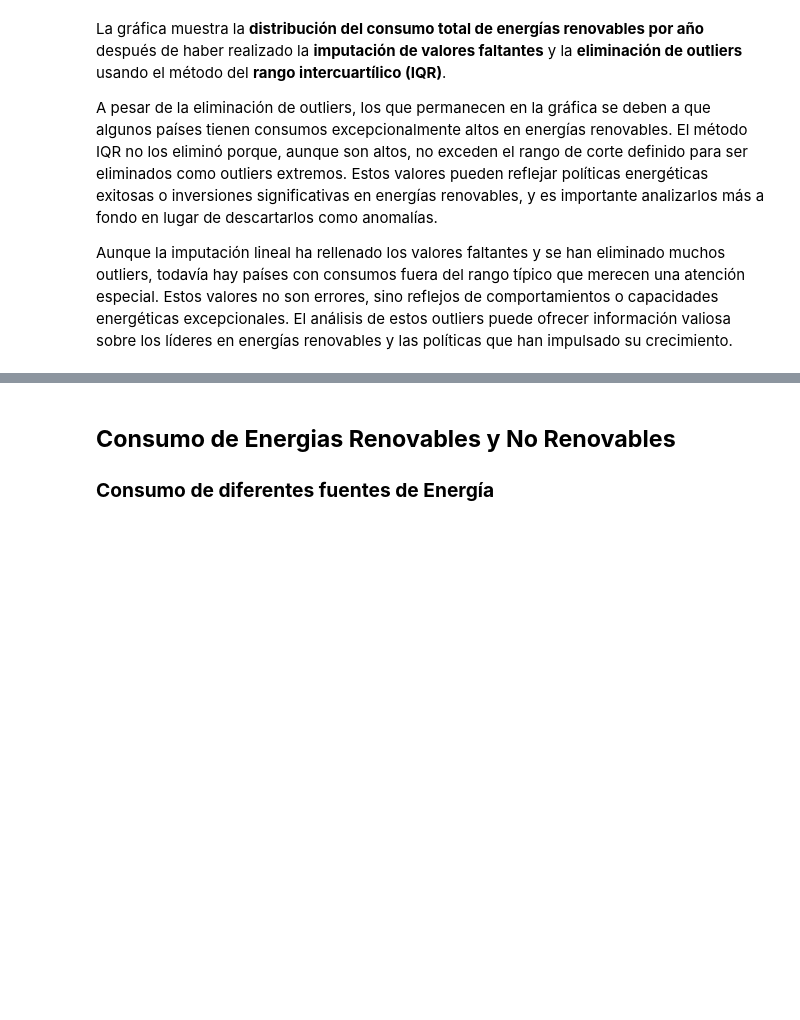
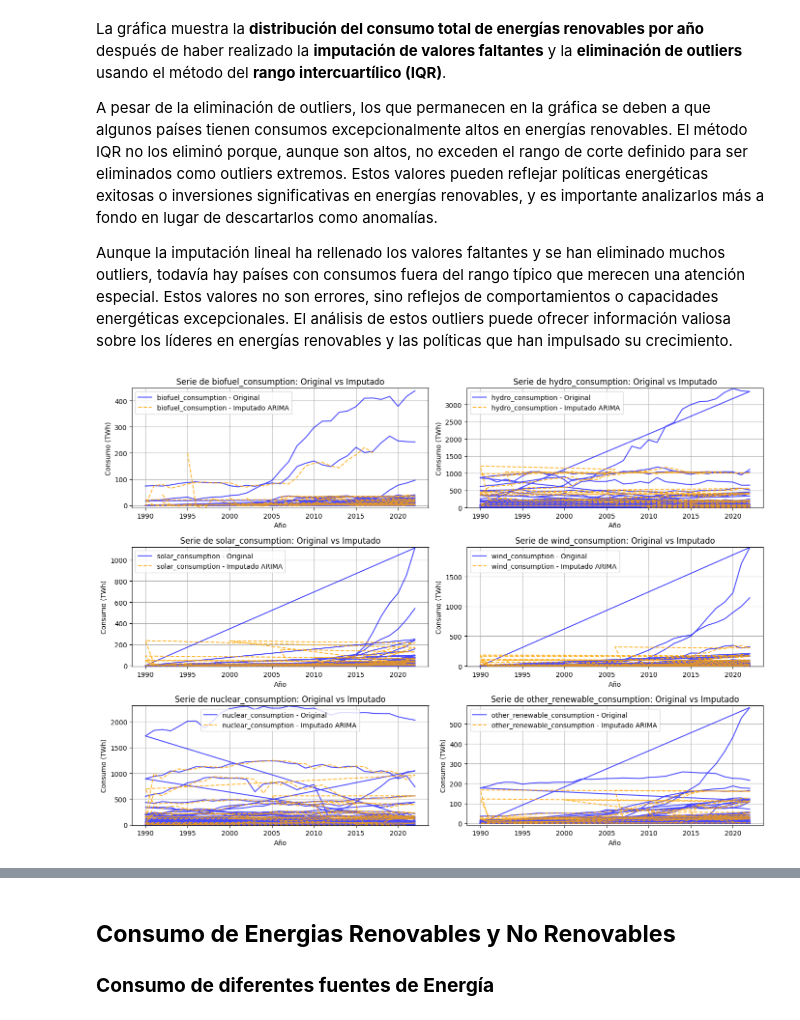
Before and after one commit to anyelot/ML_ProyectoFinal, a Jupyter notebook: _sources/eda.ipynb, the cells around one changed output, grey strips where cells are left out. Saved outputs shown, nothing was run; the diff lists cells and outputs as text; code cells hidden in the pictures; blank space fills up the shorter version.

```diff
--- a/_sources/eda.ipynb
+++ b/_sources/eda.ipynb
@@ -230,3 +259,28 @@ La gráfica muestra la **distribución del consumo total de energías renovables
 A pesar de la eliminación de outliers, los que permanecen en la gráfica se deben a que algunos países tienen consumos excepcionalmente altos en energías renovables. El método IQR no los eliminó porque, aunque son altos, no exceden el rango de corte definido para ser eliminados como outliers extremos. Estos valores pueden reflejar políticas energéticas exitosas o inversiones significativas en energías renovables, y es importante analizarlos más a fondo en lugar de descartarlos como anomalías.
 
 Aunque la imputación lineal ha rellenado los valores faltantes y se han eliminado muchos outliers, todavía hay países con consumos fuera del rango típico que merecen una atención especial. Estos valores no son errores, sino reflejos de comportamientos o capacidades energéticas excepcionales. El análisis de estos outliers puede ofrecer información valiosa sobre los líderes en energías renovables y las políticas que han impulsado su crecimiento.
+# %%
+# Dibujar la serie temporal original e imputada de manera más clara
+plt.figure(figsize=(14, 10))
+
+for i, energy in enumerate(ren_energy_columns, 1):
+    plt.subplot(3, 2, i)
+
+    # Dibujar la serie original con líneas más suaves y sin marcadores
+    plt.plot(df_filtered_range['year'], df_filtered_range[energy], label=f'{energy} - Original', color='blue', alpha=0.7)
+
+    # Dibujar la serie después de la imputación ARIMA
+    plt.plot(df_no_outliers['year'], df_no_outliers[energy], label=f'{energy} - Imputado ARIMA', color='orange', linestyle='--', alpha=0.8)
+
+    # Configuraciones del gráfico
+    plt.title(f'Serie de {energy}: Original vs Imputado')
+    plt.xlabel('Año')
+    plt.ylabel('Consumo (TWh)')
+    plt.legend(loc='best')
+    plt.grid(True)
+    plt.ylim([df_filtered_range[energy].min() - 10, df_filtered_range[energy].max() + 10])  # Ajustar eje Y para visualizar mejor
+
+plt.tight_layout()
+plt.show()
+# %% [output]
+[figure, added]
```
Also changed, not shown: parts of 12 cells of this notebook, 10 other files.
